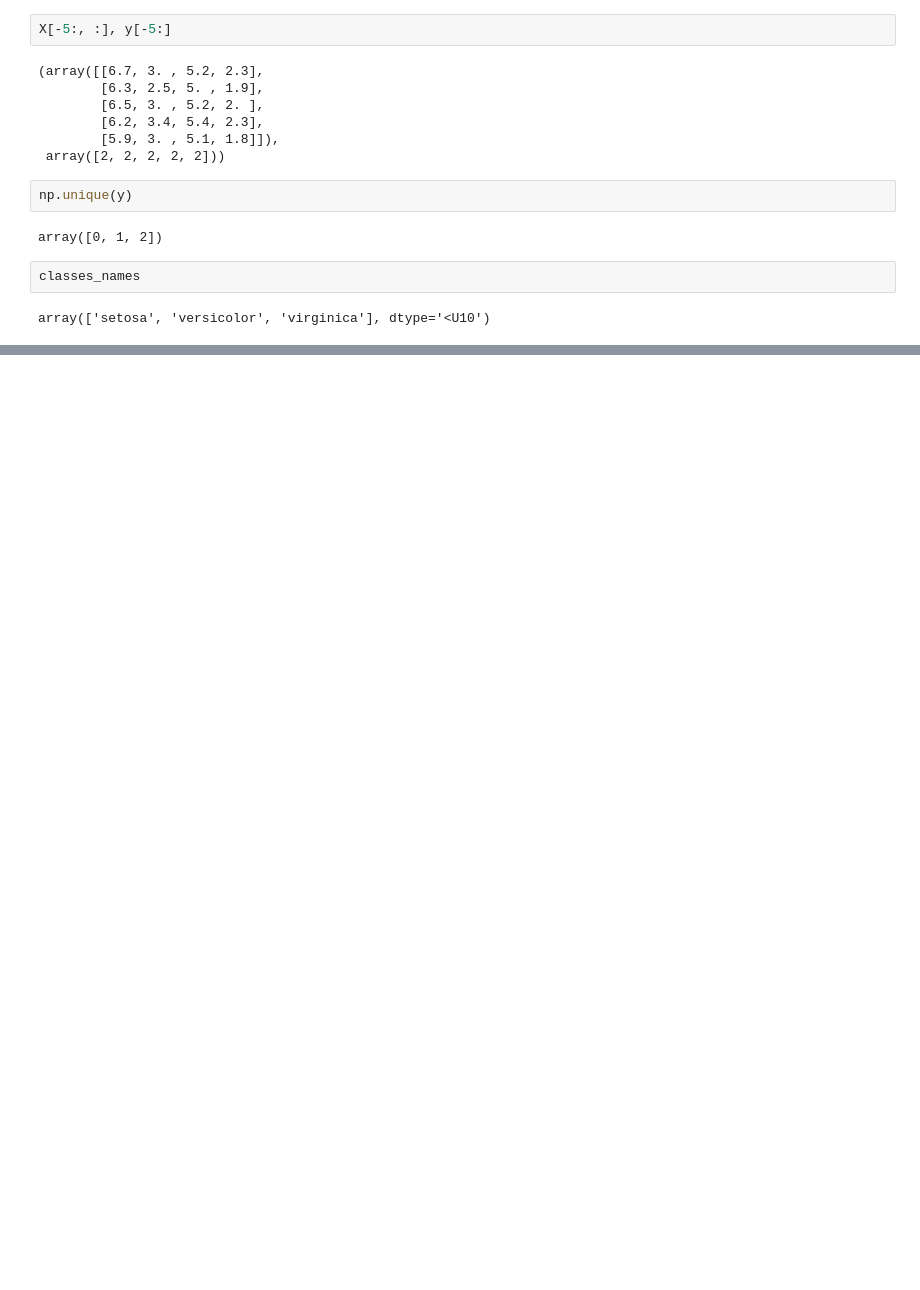
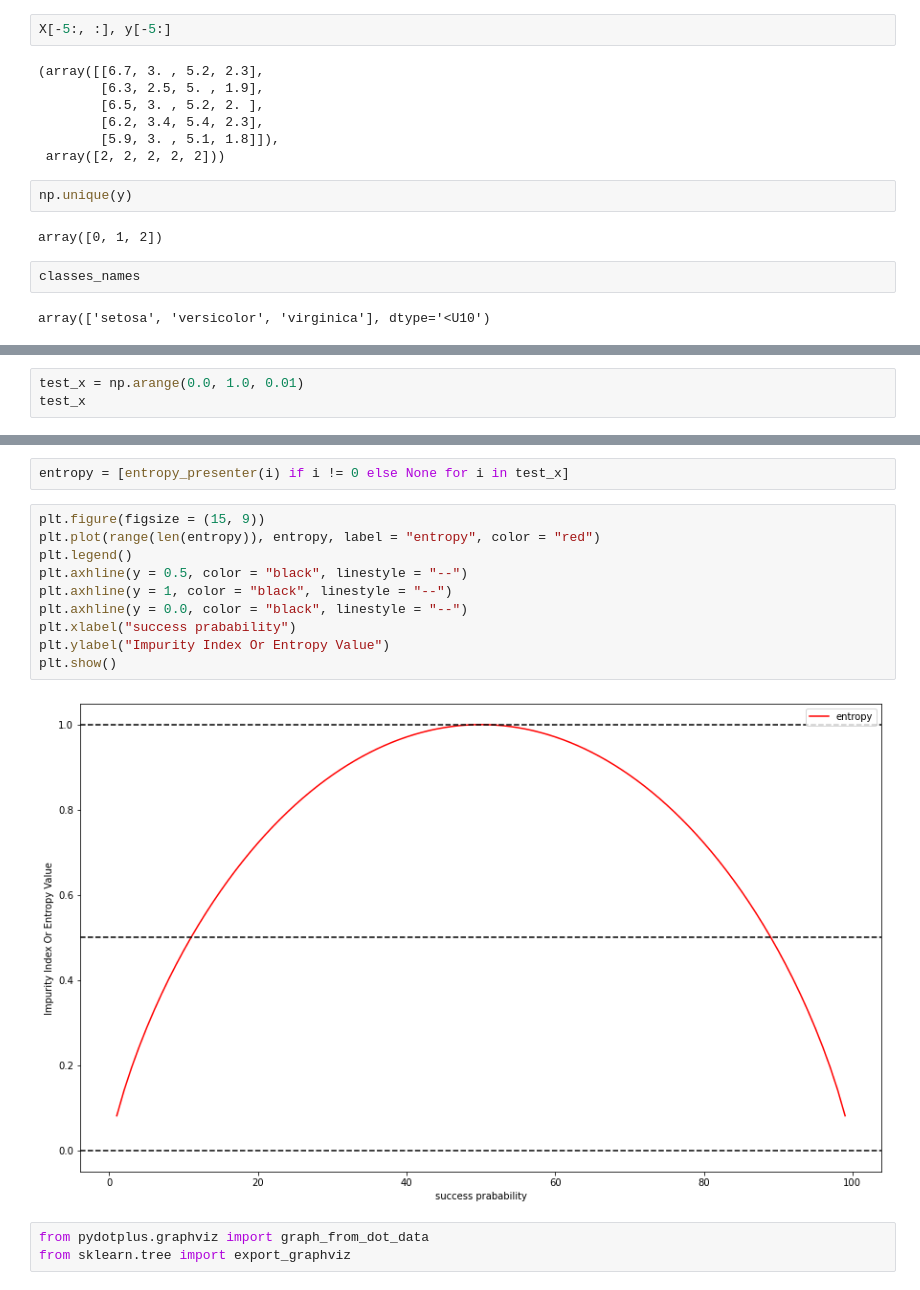
Before and after one commit to HarshitDawar55/JECRC-Training, a Jupyter notebook: JECRC LABS.ipynb, the cells around one changed output, grey strips where cells are left out. Saved outputs shown, nothing was run; the diff lists cells and outputs as text; blank space fills up the shorter version.

```diff
--- a/JECRC LABS.ipynb
+++ b/JECRC LABS.ipynb
@@ -1350,0 +1399,3 @@ array(['setosa', 'versicolor', 'virginica'], dtype='<U10')
+# %%
+test_x = np.arange(0.0, 1.0, 0.01)
+test_x
@@ -1350,0 +1413,17 @@ array(['setosa', 'versicolor', 'virginica'], dtype='<U10')
+# %%
+entropy = [entropy_presenter(i) if i != 0 else None for i in test_x]
+# %%
+plt.figure(figsize = (15, 9))
+plt.plot(range(len(entropy)), entropy, label = "entropy", color = "red")
+plt.legend()
+plt.axhline(y = 0.5, color = "black", linestyle = "--")
+plt.axhline(y = 1, color = "black", linestyle = "--")
+plt.axhline(y = 0.0, color = "black", linestyle = "--")
+plt.xlabel("success prabability")
+plt.ylabel("Impurity Index Or Entropy Value")
+plt.show()
+# %% [output]
+[figure, added]
+# %%
+from pydotplus.graphviz import graph_from_dot_data
+from sklearn.tree import export_graphviz
```
Also changed, not shown: parts of 50 cells of this notebook.
